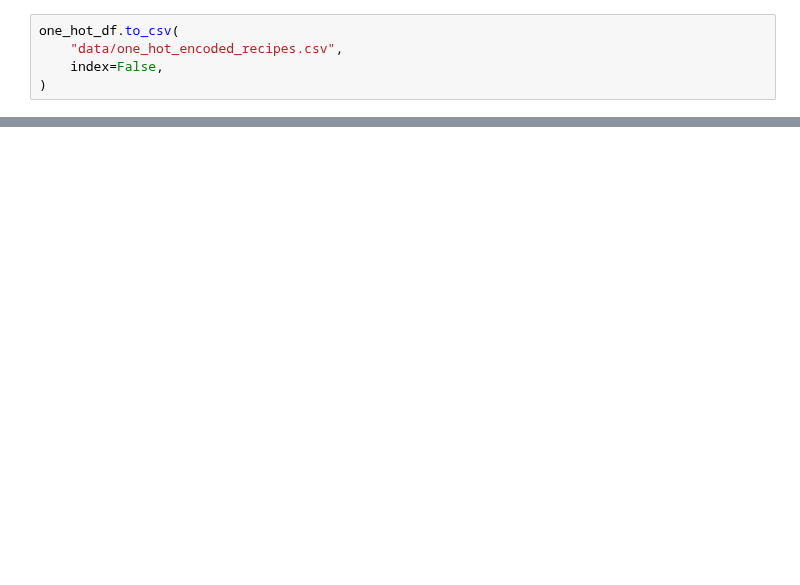
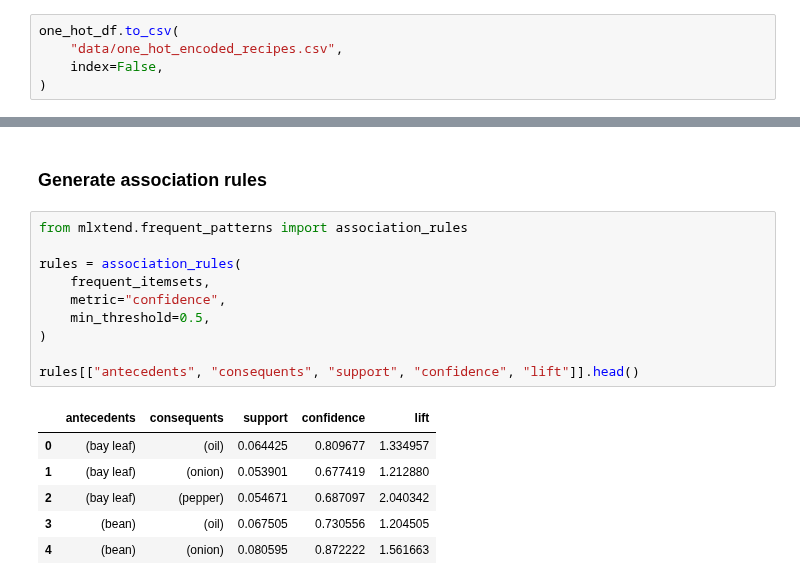
Before and after one commit to rixmape/panlasang-pinoy-clustering, a Jupyter notebook: main.ipynb, the cells around one changed output, grey strips where cells are left out. Cells and saved outputs as stored; diff of their text form; blank space fills up the shorter version.

```diff
--- a/main.ipynb
+++ b/main.ipynb
@@ -398,0 +375,19 @@ one_hot_df.to_csv(
+# %% [markdown]
+### Generate association rules
+# %%
+from mlxtend.frequent_patterns import association_rules
+
+rules = association_rules(
+    frequent_itemsets,
+    metric="confidence",
+    min_threshold=0.5,
+)
+
+rules[["antecedents", "consequents", "support", "confidence", "lift"]].head()
+# %% [output]
+|  | antecedents | consequents | support | confidence | lift |
+| 0 | (bay leaf) | (oil) | 0.064425 | 0.809677 | 1.334957 |
+| 1 | (bay leaf) | (onion) | 0.053901 | 0.677419 | 1.212880 |
+| 2 | (bay leaf) | (pepper) | 0.054671 | 0.687097 | 2.040342 |
+| 3 | (bean) | (oil) | 0.067505 | 0.730556 | 1.204505 |
+| 4 | (bean) | (onion) | 0.080595 | 0.872222 | 1.561663 |
```
Also changed, not shown: parts of 17 cells of this notebook, 3 other files.
